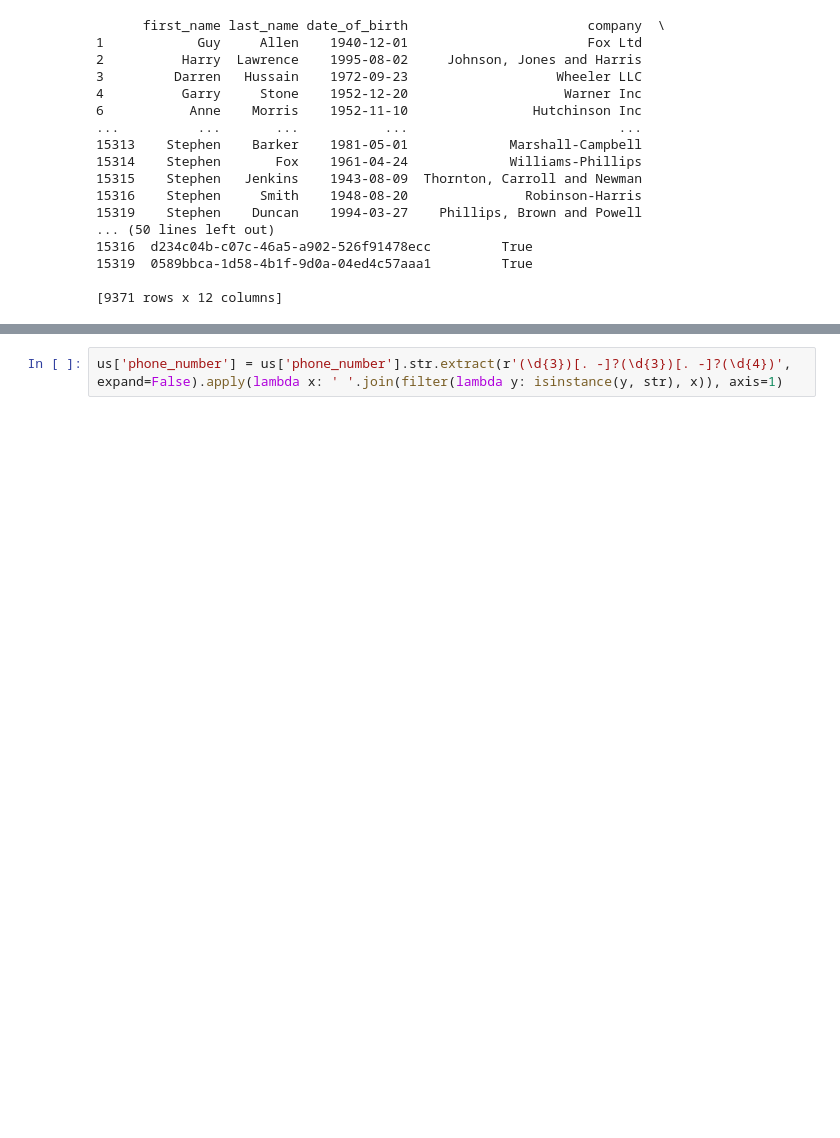
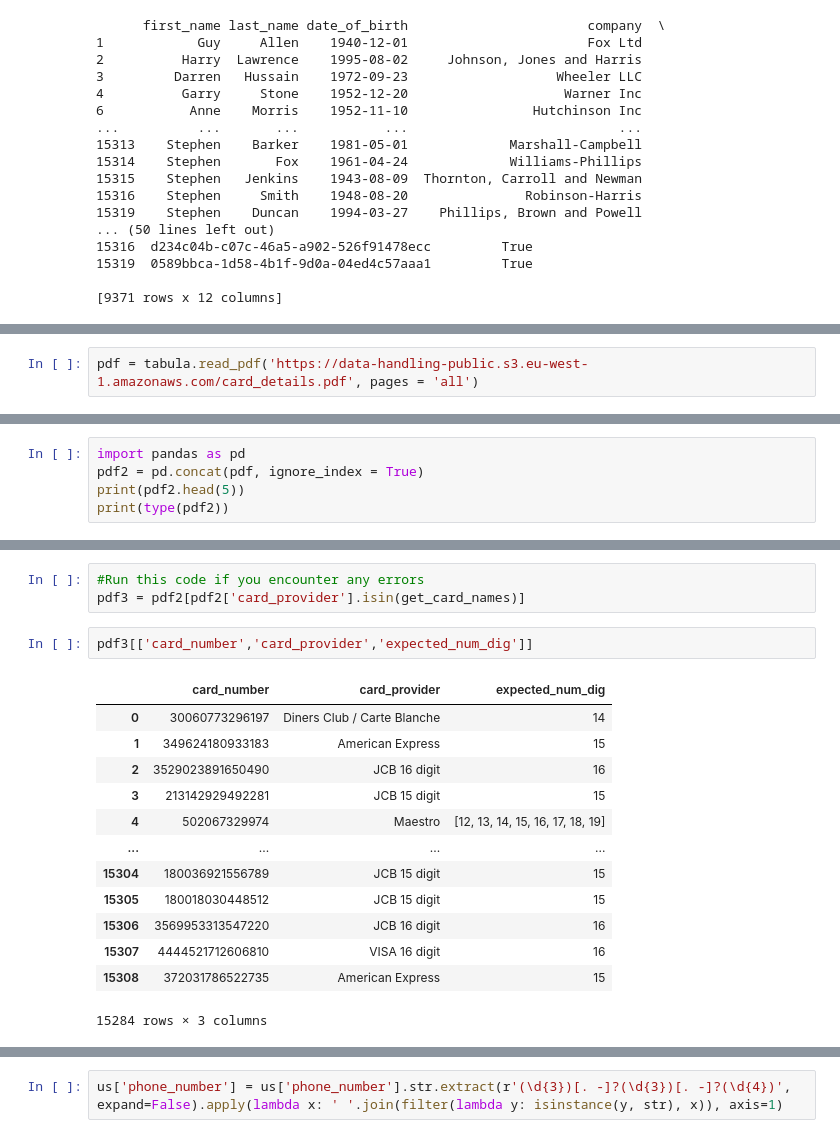
Before and after one commit to jho278/retail-database, a Jupyter notebook: data_exploration.ipynb, the cells around one changed output, grey strips where cells are left out. Cells and saved outputs as stored; diff of their text form; blank space fills up the shorter version.

```diff
--- a/data_exploration.ipynb
+++ b/data_exploration.ipynb
@@ -324,0 +508,2 @@ print(uk)
+# %%
+pdf = tabula.read_pdf('https://data-handling-public.s3.eu-west-1.amazonaws.com/card_details.pdf', pages = 'all')
@@ -324,0 +514,5 @@ print(uk)
+# %%
+import pandas as pd
+pdf2 = pd.concat(pdf, ignore_index = True)
+print(pdf2.head(5))
+print(type(pdf2))
@@ -324,0 +759,19 @@ print(uk)
+# %%
+#Run this code if you encounter any errors
+pdf3 = pdf2[pdf2['card_provider'].isin(get_card_names)]
+# %%
+pdf3[['card_number','card_provider','expected_num_dig']]
+# %% [output]
+|  | card_number | card_provider | expected_num_dig |
+| 0 | 30060773296197 | Diners Club / Carte Blanche | 14 |
+| 1 | 349624180933183 | American Express | 15 |
+| 2 | 3529023891650490 | JCB 16 digit | 16 |
+| 3 | 213142929492281 | JCB 15 digit | 15 |
+| 4 | 502067329974 | Maestro | [12, 13, 14, 15, 16, 17, 18, 19] |
+| ... | ... | ... | ... |
+| 15304 | 180036921556789 | JCB 15 digit | 15 |
+| 15305 | 180018030448512 | JCB 15 digit | 15 |
+| 15306 | 3569953313547220 | JCB 16 digit | 16 |
+| 15307 | 4444521712606810 | VISA 16 digit | 16 |
+| 15308 | 372031786522735 | American Express | 15 |
+15284 rows × 3 columns
```
Also changed, not shown: parts of 60 cells of this notebook, 3 other files.
